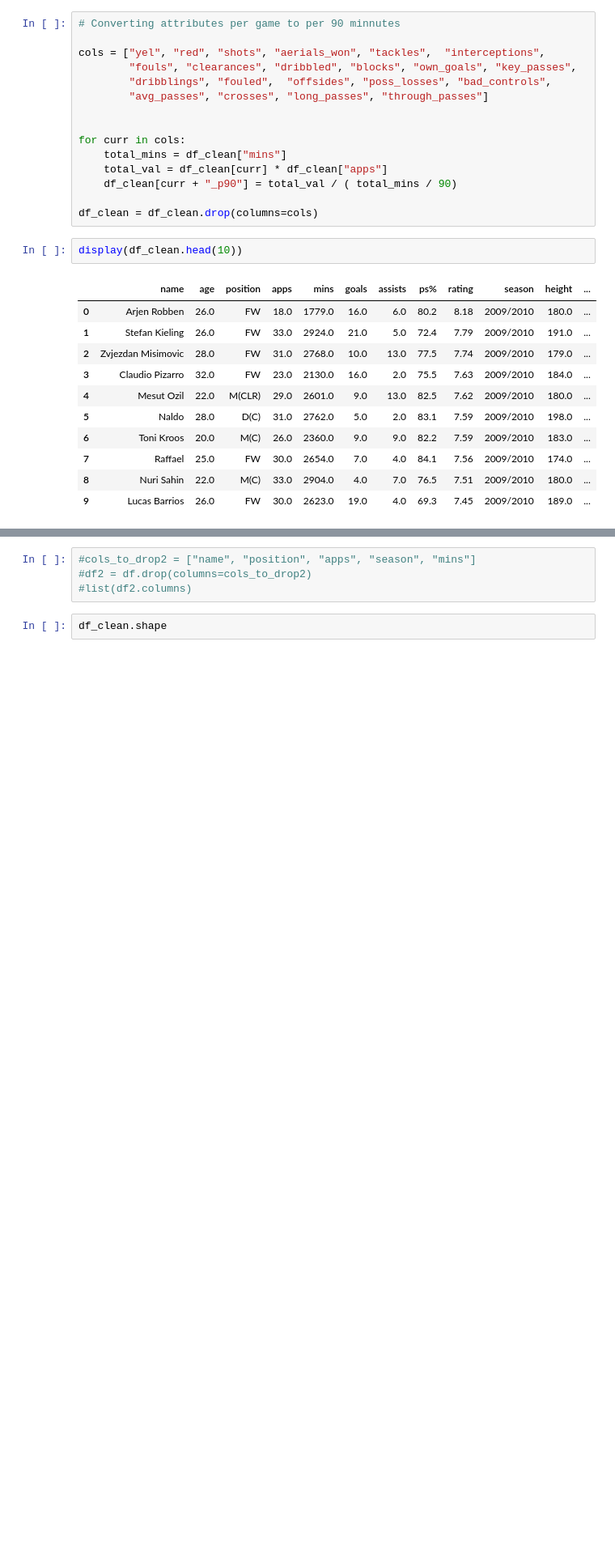
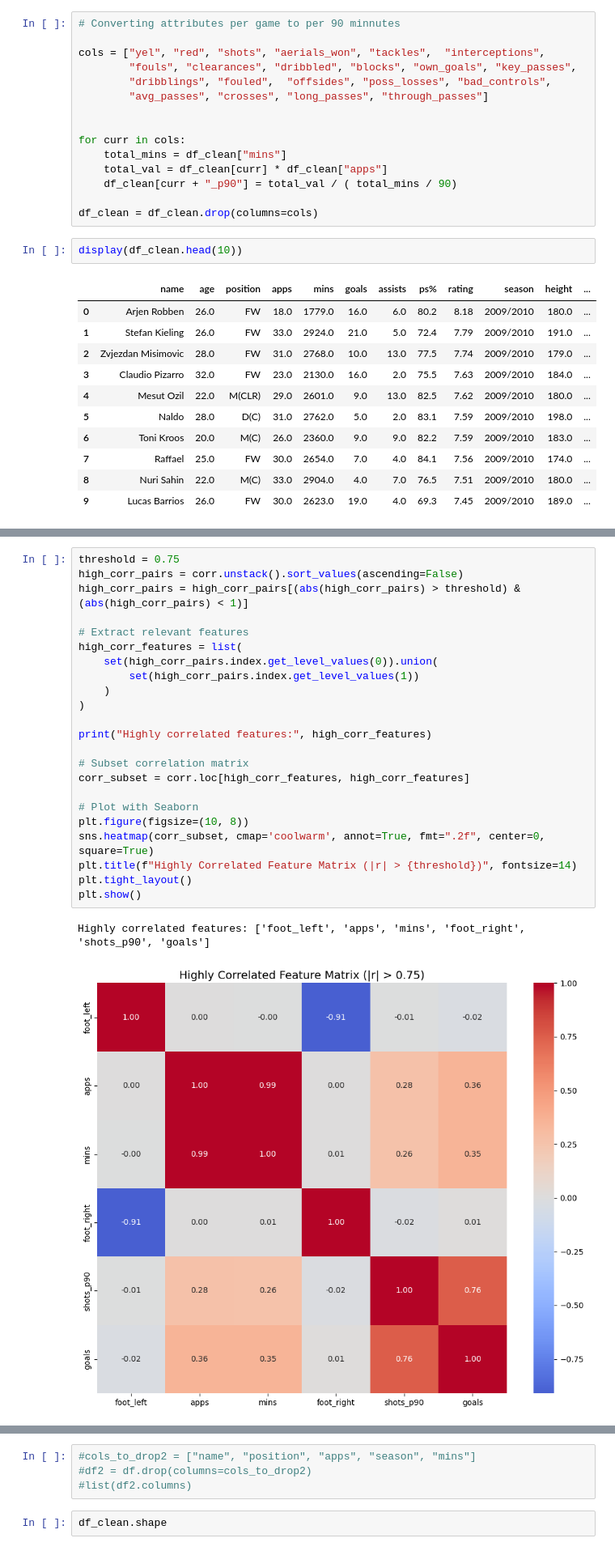
Before and after one commit to Computational-Tools-in-DS-G42/footballer-profiler-AI, a Jupyter notebook: player_profiler.ipynb, the cells around one changed output, grey strips where cells are left out. Shown at 81% size. Drawn from its saved outputs; the diff is of its cells as text; blank space fills up the shorter version.

```diff
--- a/player_profiler.ipynb
+++ b/player_profiler.ipynb
@@ -407,0 +502,26 @@ display(df_clean.head(10))
+# %%
+threshold = 0.75
+high_corr_pairs = corr.unstack().sort_values(ascending=False)
+high_corr_pairs = high_corr_pairs[(abs(high_corr_pairs) > threshold) & (abs(high_corr_pairs) < 1)]
+
+# Extract relevant features
+high_corr_features = list(
+    set(high_corr_pairs.index.get_level_values(0)).union(
+        set(high_corr_pairs.index.get_level_values(1))
+    )
+)
+
+print("Highly correlated features:", high_corr_features)
+
+# Subset correlation matrix
+corr_subset = corr.loc[high_corr_features, high_corr_features]
+
+# Plot with Seaborn
+plt.figure(figsize=(10, 8))
+sns.heatmap(corr_subset, cmap='coolwarm', annot=True, fmt=".2f", center=0, square=True)
+plt.title(f"Highly Correlated Feature Matrix (|r| > {threshold})", fontsize=14)
+plt.tight_layout()
+plt.show()
+# %% [output]
+Highly correlated features: ['foot_left', 'apps', 'mins', 'foot_right', 'shots_p90', 'goals']
+[figure, added]
```
Also changed, not shown: parts of 24 cells of this notebook.
